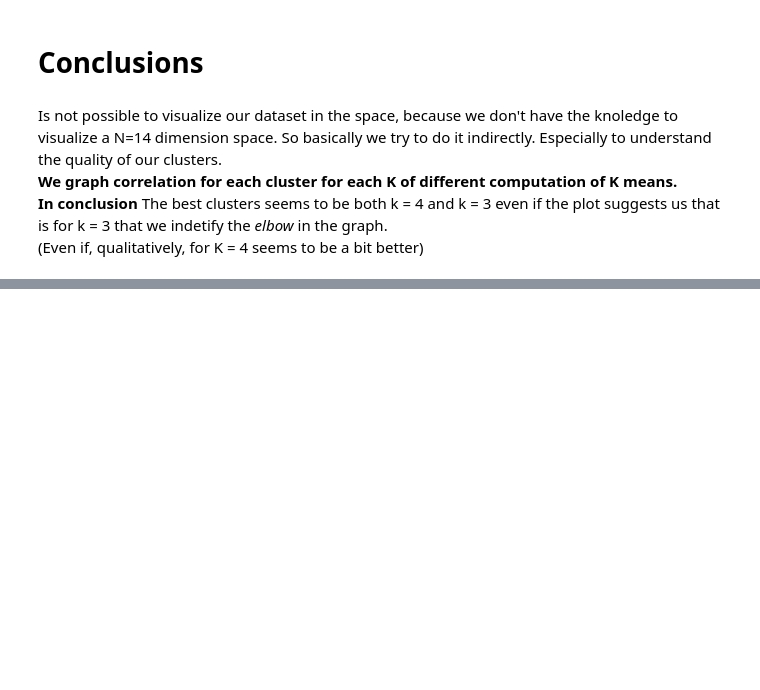
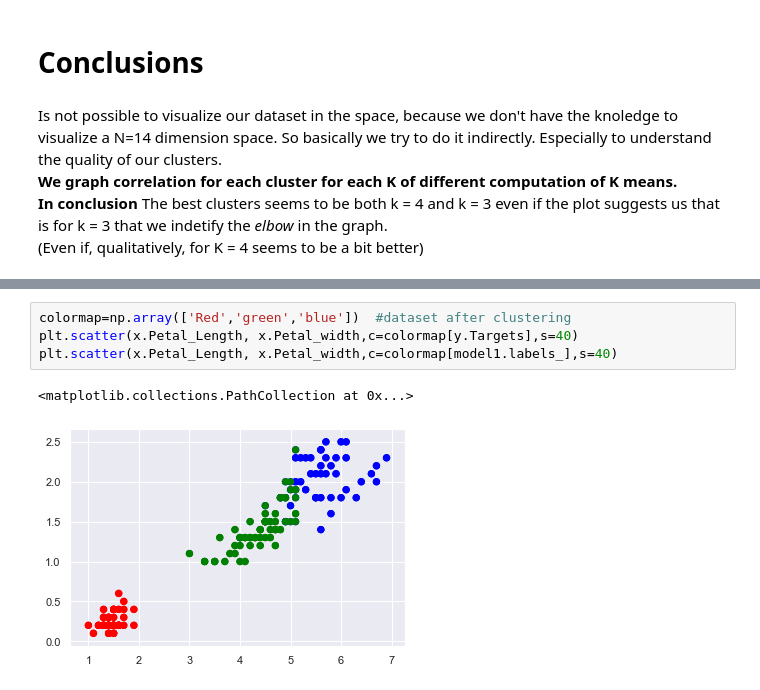
Before and after one commit to Fraquia/ADM-HW4, a Jupyter notebook: main.ipynb, the cells around one changed output, grey strips where cells are left out. Saved outputs shown, nothing was run; the diff lists cells and outputs as text; blank space fills up the shorter version.

```diff
--- a/main.ipynb
+++ b/main.ipynb
@@ -684,0 +851,7 @@ __In conclusion__ The best clusters seems to be both k = 4 and k = 3 even if the
+# %%
+colormap=np.array(['Red','green','blue'])  #dataset after clustering
+plt.scatter(x.Petal_Length, x.Petal_width,c=colormap[y.Targets],s=40)
+plt.scatter(x.Petal_Length, x.Petal_width,c=colormap[model1.labels_],s=40)
+# %% [output]
+<matplotlib.collections.PathCollection at 0x...>
+[figure, added]
```
Also changed, not shown: parts of 20 cells of this notebook.
